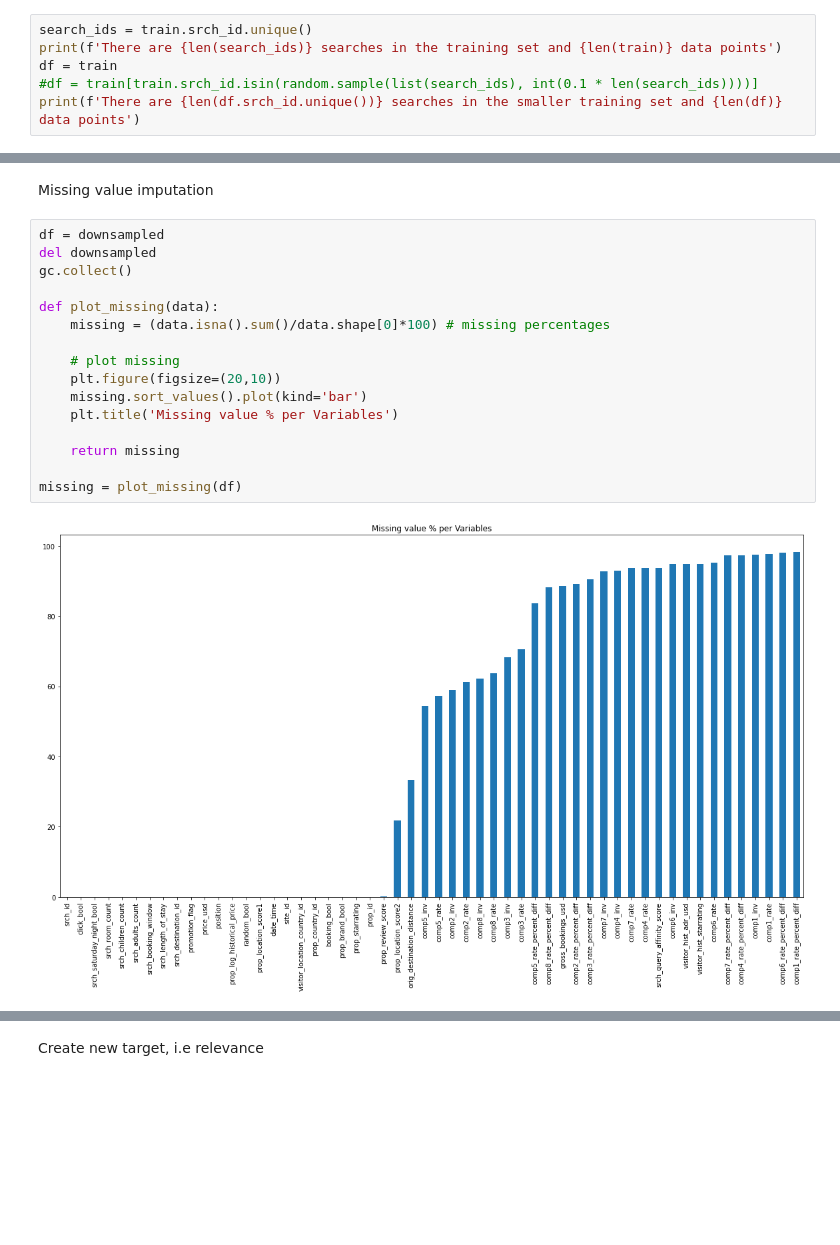
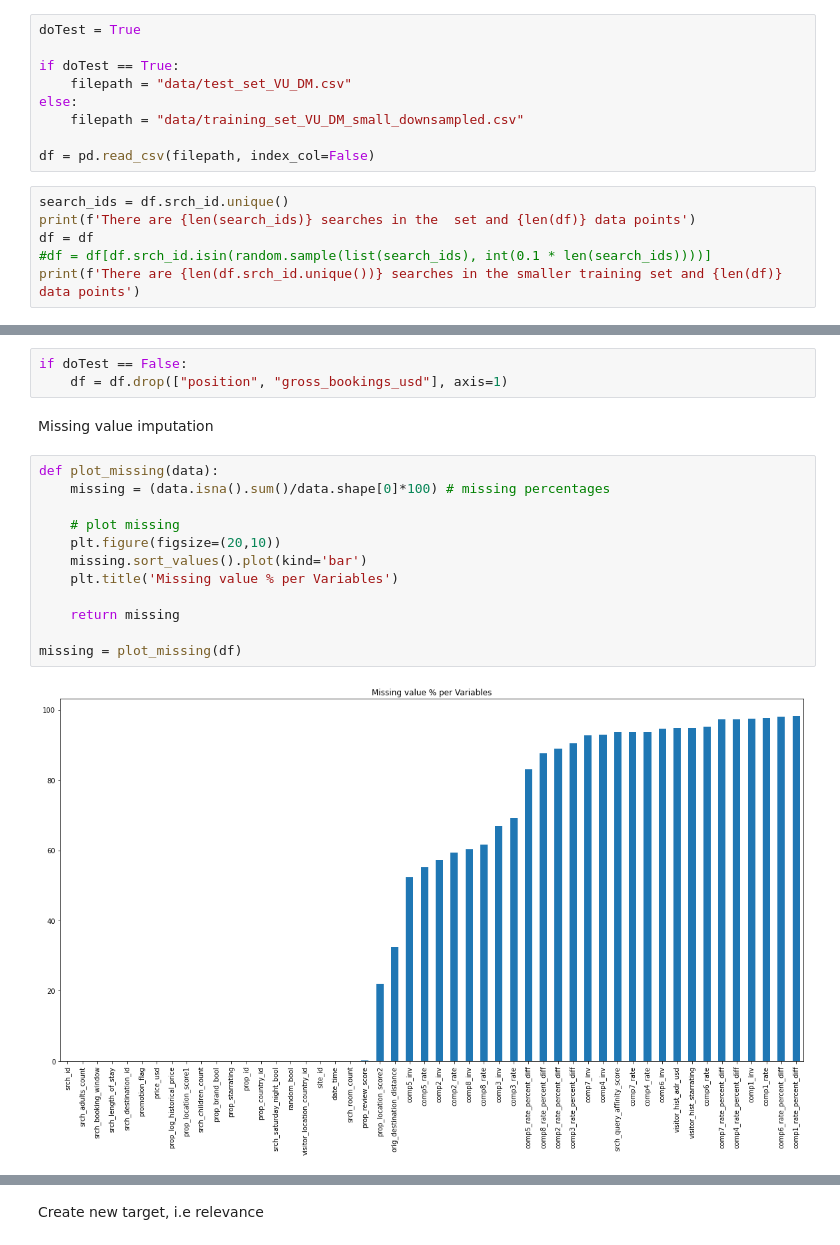
Before and after one commit to susymaijer/DMT, a Jupyter notebook: Preprocess.ipynb, the cells around one changed output, grey strips where cells are left out. Saved outputs shown, nothing was run; the diff lists cells and outputs as text; blank space fills up the shorter version.

```diff
--- a/Preprocess.ipynb
+++ b/Preprocess.ipynb
@@ -24,7 +21,16 @@ test = pd.read_csv("data/test_set_VU_DM.csv")
+# %%
+doTest = True
+
+if doTest == True:
+    filepath = "data/test_set_VU_DM.csv"
+else:
+    filepath = "data/training_set_VU_DM_small_downsampled.csv"
+
+df = pd.read_csv(filepath, index_col=False)
 # %%
-search_ids = train.srch_id.unique()
-print(f'There are {len(search_ids)} searches in the training set and {len(train)} data points')
-df = train
-#df = train[train.srch_id.isin(random.sample(list(search_ids), int(0.1 * len(search_ids))))]
+search_ids = df.srch_id.unique()
+print(f'There are {len(search_ids)} searches in the  set and {len(df)} data points')
+df = df
+#df = df[df.srch_id.isin(random.sample(list(search_ids), int(0.1 * len(search_ids))))]
 print(f'There are {len(df.srch_id.unique())} searches in the smaller training set and {len(df)} data points')
 # %% [output]
@@ -83,20 +41,19 @@ downsampled.to_csv("data/training_set_VU_DM_small_downsampled.csv", index=False)
+# %%
+if doTest == False:
+    df = df.drop(["position", "gross_bookings_usd"], axis=1)
 # %% [markdown]
 Missing value imputation
 # %%
-df = downsampled
-del downsampled
-gc.collect()
-
 def plot_missing(data):
     missing = (data.isna().sum()/data.shape[0]*100) # missing percentages
 
     # plot missing
     plt.figure(figsize=(20,10))
     missing.sort_values().plot(kind='bar')
     plt.title('Missing value % per Variables')
 
     return missing
 
 missing = plot_missing(df)
 # %% [output]
-[figure, old version]
+[figure, new version]
```
Also changed, not shown: parts of 23 cells of this notebook, 2 other files.
